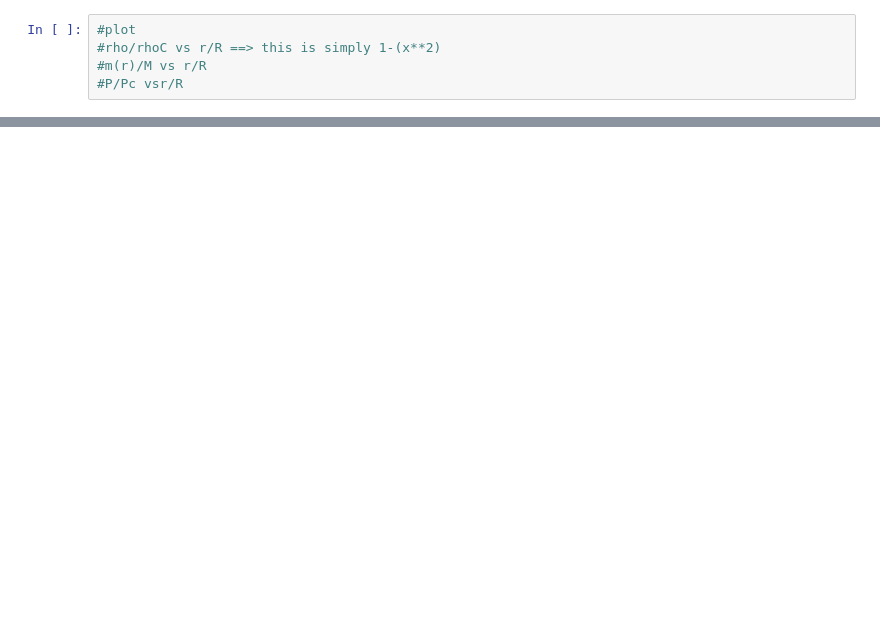
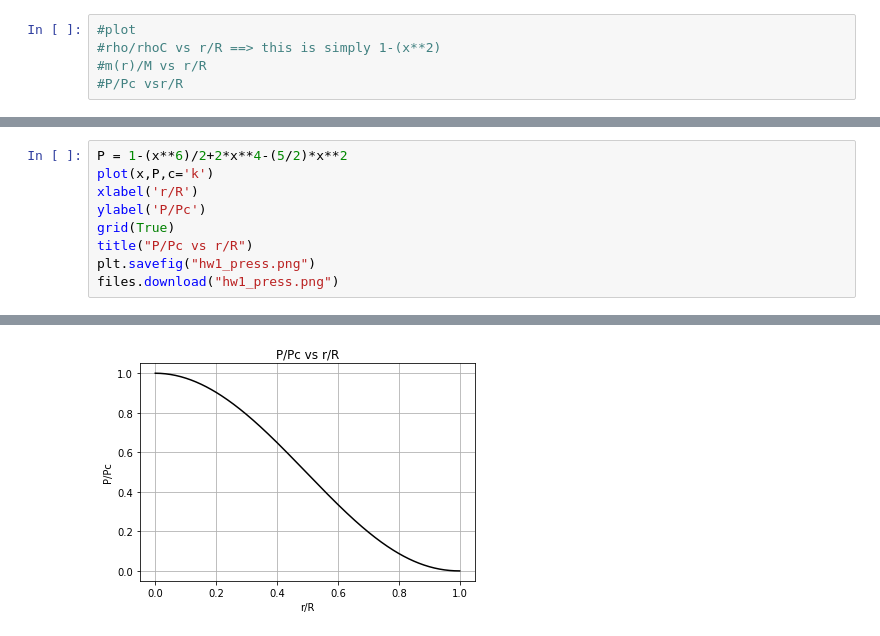
Before and after one commit to tuntul17/Others, a Jupyter notebook: FIZ463E_hw1.ipynb, the cells around one changed output, grey strips where cells are left out. Cells and saved outputs as stored; diff of their text form; blank space fills up the shorter version.

```diff
--- a/FIZ463E_hw1.ipynb
+++ b/FIZ463E_hw1.ipynb
@@ -33 +41,11 @@ Text(0.5, 1.0, 'm(r)/M vs r/R')
 [figure]
+# %%
+P = 1-(x**6)/2+2*x**4-(5/2)*x**2
+plot(x,P,c='k')
+xlabel('r/R')
+ylabel('P/Pc')
+grid(True)
+title("P/Pc vs r/R")
+plt.savefig("hw1_press.png")
+files.download("hw1_press.png")
+# %% [output]
@@ -33,0 +54 @@ Text(0.5, 1.0, 'm(r)/M vs r/R')
+[figure, added]
```
Also changed, not shown: parts of 4 cells of this notebook.
